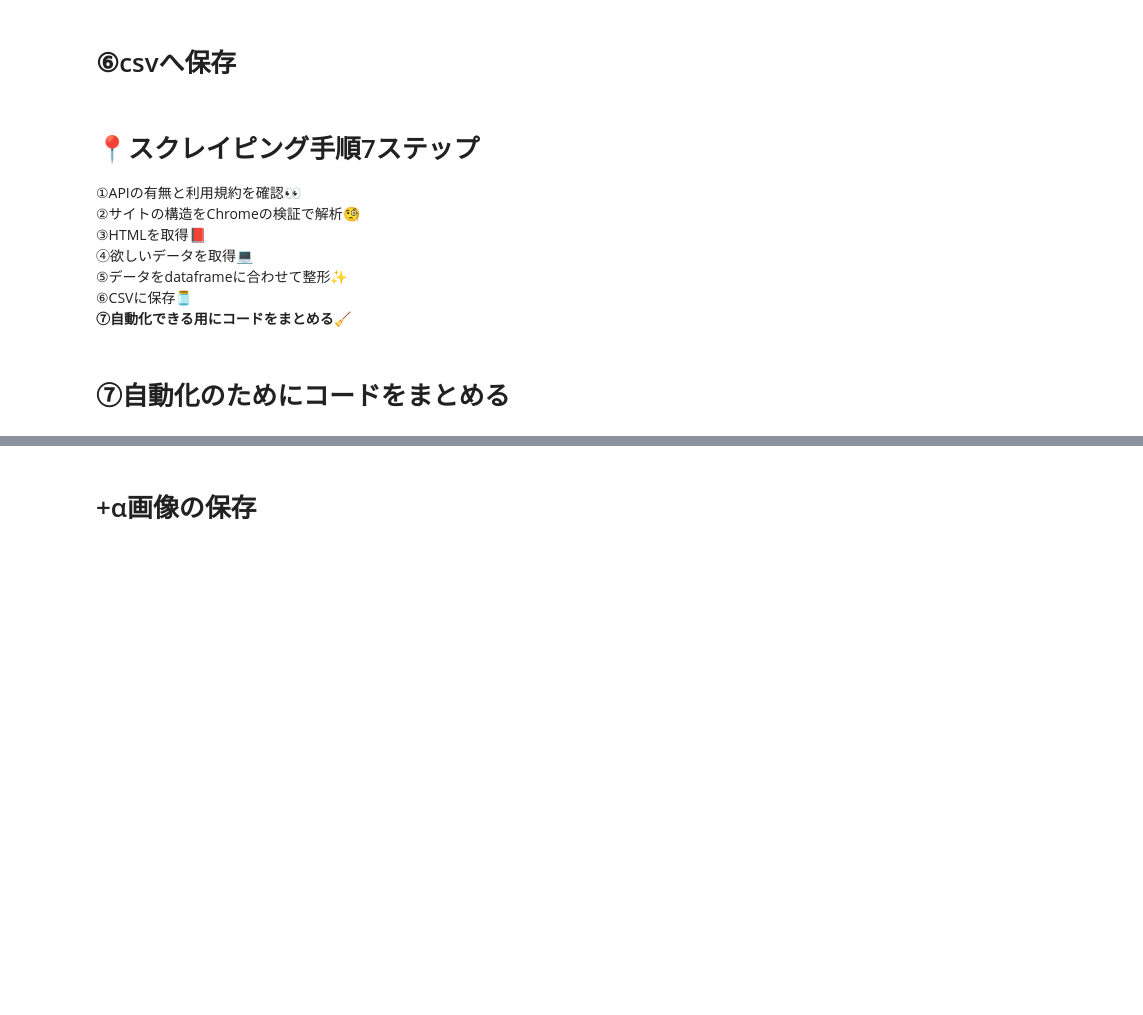
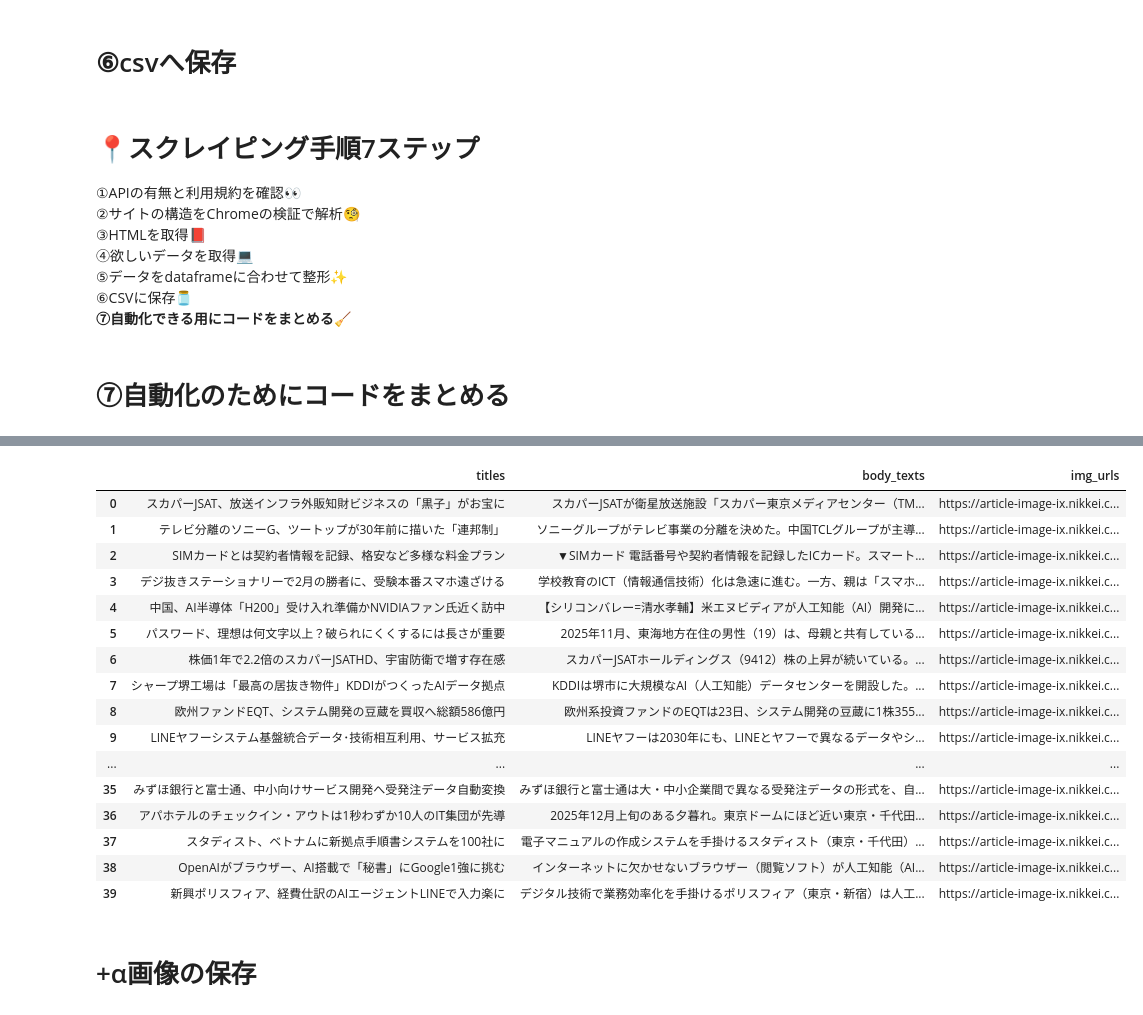
Before and after one commit to cbkwp332/new_ripo_sukureipinngu, a Jupyter notebook: 課題-日経.ipynb, the cells around one changed output, grey strips where cells are left out. Cells and saved outputs as stored; diff of their text form; code cells hidden in the pictures; blank space fills up the shorter version.

```diff
--- a/課題-日経.ipynb
+++ b/課題-日経.ipynb
@@ -116,6 +116,11 @@ l1
 [1, 2, 3, 4, 5]
 # %%
 links = soup.find_all("a", class_ = "fauxBlockLink_f6t5v6i")
+# １ページ目だけ取得方法が異なる（クラス：　fauxBlockLink_fzas0ps）
+link_page_one = soup.find("a", class_="fauxBlockLink_fzas0ps")
+# linksリストの先頭にトップ記事を追加
+links = [link_page_one] + list(links)
+
 titles = []
 for link in links:
     titles.append(link.get_text().replace("\u3000", ""))
@@ -230,3 +358,79 @@ body_texts
 **⑦自動化できる用にコードをまとめる🧹**<br>
 # %% [markdown]
 # ⑦自動化のためにコードをまとめる
+# %%
+import pandas as pd  # Pandas読み込み
+import requests  # リクエスト送信
+from bs4 import BeautifulSoup  # HTML解析
+
+DOMAIN = "https://www.nikkei.com"  # ドメイン固定
+page_start = 1  # 開始ページ
+page_end = 2  # 終了ページ
+rows = []  # 記事データ格納用
+
+for page in range(page_start, page_end + 1):  # ページループ
+    if page == 1:  # 1ページ目
+        url = "https://www.nikkei.com/business/net-media/"  # URL指定
+    else:  # 2ページ目以降
+        url = f"https://www.nikkei.com/business/net-media/?page={page}"  # ページパラメータ
+    response = requests.get(url)  # HTTPリクエスト
+    soup = BeautifulSoup(response.text)  # HTML解析
+
+    links = soup.find_all("a", class_="fauxBlockLink_f6t5v6i")  # リンク取得
+    if page == 1:  # 1ページ目のトップ記事
+        link_page_one = soup.find("a", class_="fauxBlockLink_fzas0ps")  # トップ記事取得
+        if link_page_one:  # トップ記事がある場合
+            links = [link_page_one] + list(links)  # リストに追加
+
+    for link in links:  # 各リンクループ
+        href = link.get("href")  # href属性取得
+        title = link.get_text().replace("\u3000", "").strip()  # タイトル取得
+        if not href or not title:  # 空白チェック
+            continue  # スキップ
+
+        # 本文取得
+        body_link = DOMAIN + href  # URL構築
+        body_response = requests.get(body_link)  # リクエスト送信
+        body_soup = BeautifulSoup(body_response.text)  # HTML解析
+        body_tag = body_soup.find("p", "paragraph_p18mfke4")  # 本文タグ取得
+        if not body_tag:  # 本文がない場合
+            continue  # スキップ
+        body_text = body_tag.get_text().strip()  # テキスト抽出
+
+        # 画像取得（本文ページから取得。imgタグが無い場合はOGP画像も確認）
+        img_src = "-"  # デフォルト値
+        img_tag = body_soup.find("img", class_="image_i1obkbgm")  # 画像タグ検索
+        if img_tag and img_tag.get("src"):  # タグとsrc属性がある場合
+            img_src = img_tag.get("src")  # URLゲット
+        else:  # ない場合
+            ogp = body_soup.find("meta", property="og:image")  # OGP画像検索
+            if ogp and ogp.get("content"):  # OGP画像がある場合
+                img_src = ogp.get("content")  # URL抽出
+
+        rows.append({"titles": title, "body_texts": body_text, "img_urls": img_src})  # 行追加
+
+# データフレーム化
+df = pd.DataFrame(rows)  # Dataframe作成
+print(f"記事数: {len(df)}")  # 記事数表示
+
+# 表示幅調整
+pd.set_option('display.width', 180)  # 表示幅設定
+pd.set_option('display.max_colwidth', None)  # 列幅制限なし
+
+styled = (  # スタイル設定
+    df.style
+    .set_properties(subset=['body_texts'], **{  # 本文列幅設定
+        'max-width': '320px',
+        'min-width': '200px',
+        'white-space': 'normal'
+    })
+    .set_properties(subset=['img_urls'], **{  # 画像URL列幅設定
+        'max-width': '320px',
+        'min-width': '200px',
+        'white-space': 'normal',
+        'word-break': 'break-all'
+    })
+)
+
+styled  # 表示
+# %% [output]
@@ -232,0 +438,17 @@ body_texts
+|  | titles | body_texts | img_urls |
+| 0 | スカパーJSAT、放送インフラ外販知財ビジネスの「黒子」がお宝に | スカパーJSATが衛星放送施設「スカパー東京メディアセンター（TM... | https://article-image-ix.nikkei.c... |
+| 1 | テレビ分離のソニーG、ツートップが30年前に描いた「連邦制」 | ソニーグループがテレビ事業の分離を決めた。中国TCLグループが主導... | https://article-image-ix.nikkei.c... |
+| 2 | SIMカードとは契約者情報を記録、格安など多様な料金プラン | ▼SIMカード 電話番号や契約者情報を記録したICカード。スマート... | https://article-image-ix.nikkei.c... |
+| 3 | デジ抜きステーショナリーで2月の勝者に、受験本番スマホ遠ざける | 学校教育のICT（情報通信技術）化は急速に進む。一方、親は「スマホ... | https://article-image-ix.nikkei.c... |
+| 4 | 中国、AI半導体「H200」受け入れ準備かNVIDIAファン氏近く訪中 | 【シリコンバレー=清水孝輔】米エヌビディアが人工知能（AI）開発に... | https://article-image-ix.nikkei.c... |
+| 5 | パスワード、理想は何文字以上？破られにくくするには長さが重要 | 2025年11月、東海地方在住の男性（19）は、母親と共有している... | https://article-image-ix.nikkei.c... |
+| 6 | 株価1年で2.2倍のスカパーJSATHD、宇宙防衛で増す存在感 | スカパーJSATホールディングス（9412）株の上昇が続いている。... | https://article-image-ix.nikkei.c... |
+| 7 | シャープ堺工場は「最高の居抜き物件」KDDIがつくったAIデータ拠点 | KDDIは堺市に大規模なAI（人工知能）データセンターを開設した。... | https://article-image-ix.nikkei.c... |
+| 8 | 欧州ファンドEQT、システム開発の豆蔵を買収へ総額586億円 | 欧州系投資ファンドのEQTは23日、システム開発の豆蔵に1株355... | https://article-image-ix.nikkei.c... |
+| 9 | LINEヤフーシステム基盤統合データ･技術相互利用、サービス拡充 | LINEヤフーは2030年にも、LINEとヤフーで異なるデータやシ... | https://article-image-ix.nikkei.c... |
+| ... | ... | ... | ... |
+| 35 | みずほ銀行と富士通、中小向けサービス開発へ受発注データ自動変換 | みずほ銀行と富士通は大・中小企業間で異なる受発注データの形式を、自... | https://article-image-ix.nikkei.c... |
+| 36 | アパホテルのチェックイン・アウトは1秒わずか10人のIT集団が先導 | 2025年12月上旬のある夕暮れ。東京ドームにほど近い東京・千代田... | https://article-image-ix.nikkei.c... |
+| 37 | スタディスト、ベトナムに新拠点手順書システムを100社に | 電子マニュアルの作成システムを手掛けるスタディスト（東京・千代田）... | https://article-image-ix.nikkei.c... |
+| 38 | OpenAIがブラウザー、AI搭載で「秘書」にGoogle1強に挑む | インターネットに欠かせないブラウザー（閲覧ソフト）が人工知能（AI... | https://article-image-ix.nikkei.c... |
+| 39 | 新興ポリスフィア、経費仕訳のAIエージェントLINEで入力楽に | デジタル技術で業務効率化を手掛けるポリスフィア（東京・新宿）は人工... | https://article-image-ix.nikkei.c... |
```
Also changed, not shown: parts of 14 cells of this notebook, 2 other files.
